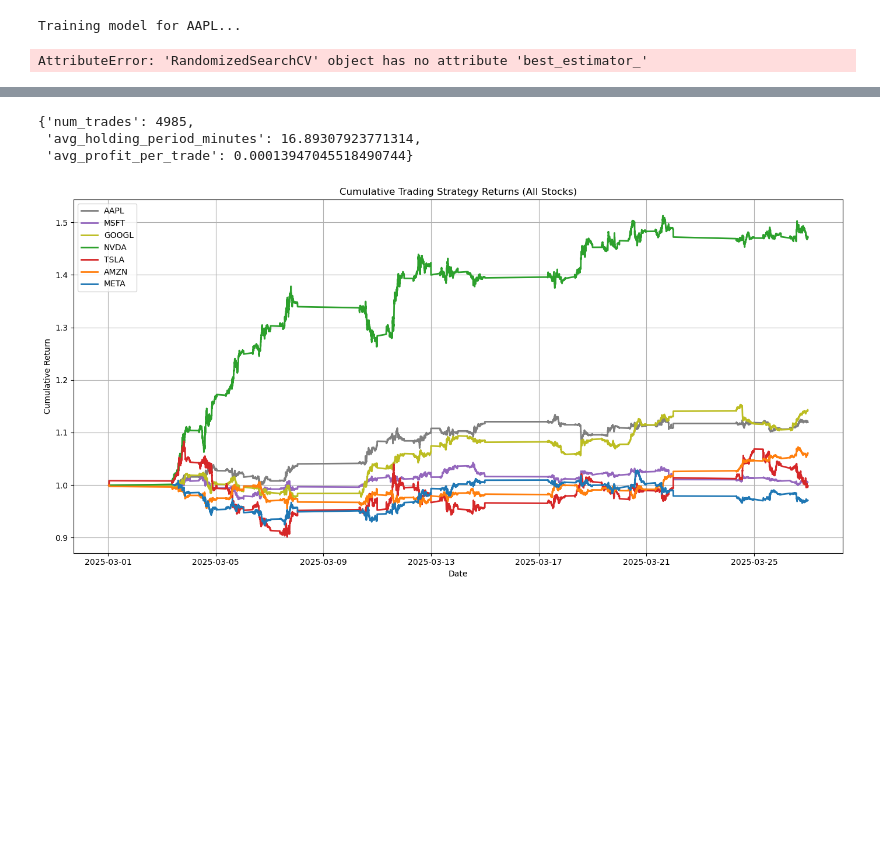
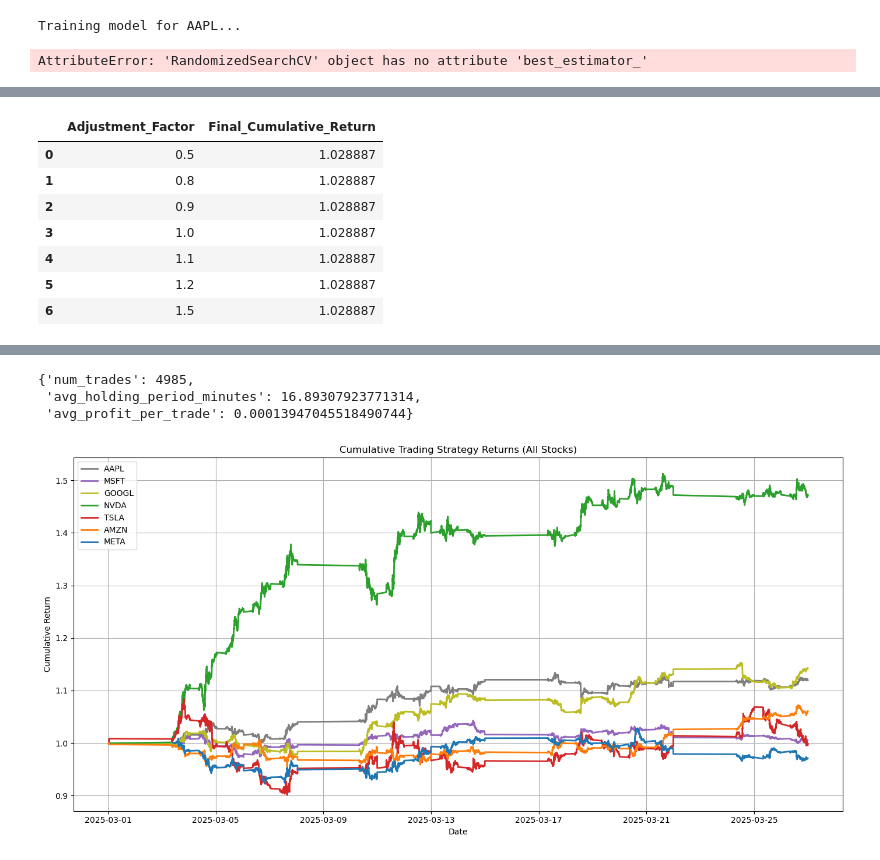
Before and after one commit to onepersonhere/4211-project, a Jupyter notebook: stock/RNN_Prediction_Technical.ipynb, the cells around one changed output, grey strips where cells are left out. Drawn from its saved outputs; the diff is of its cells as text; code cells hidden in the pictures; blank space fills up the shorter version.

```diff
--- a/stock/RNN_Prediction_Technical.ipynb
+++ b/stock/RNN_Prediction_Technical.ipynb
@@ -517,0 +529,11 @@ run_sensitivity_analysis(all_trades_df)
+# %%
+run_sensitivity_analysis(nvda_trades)
+# %% [output]
+|  | Adjustment_Factor | Final_Cumulative_Return |
+| 0 | 0.5 | 1.028887 |
+| 1 | 0.8 | 1.028887 |
+| 2 | 0.9 | 1.028887 |
+| 3 | 1.0 | 1.028887 |
+| 4 | 1.1 | 1.028887 |
+| 5 | 1.2 | 1.028887 |
+| 6 | 1.5 | 1.028887 |
```
Also changed, not shown: parts of 15 cells of this notebook.
